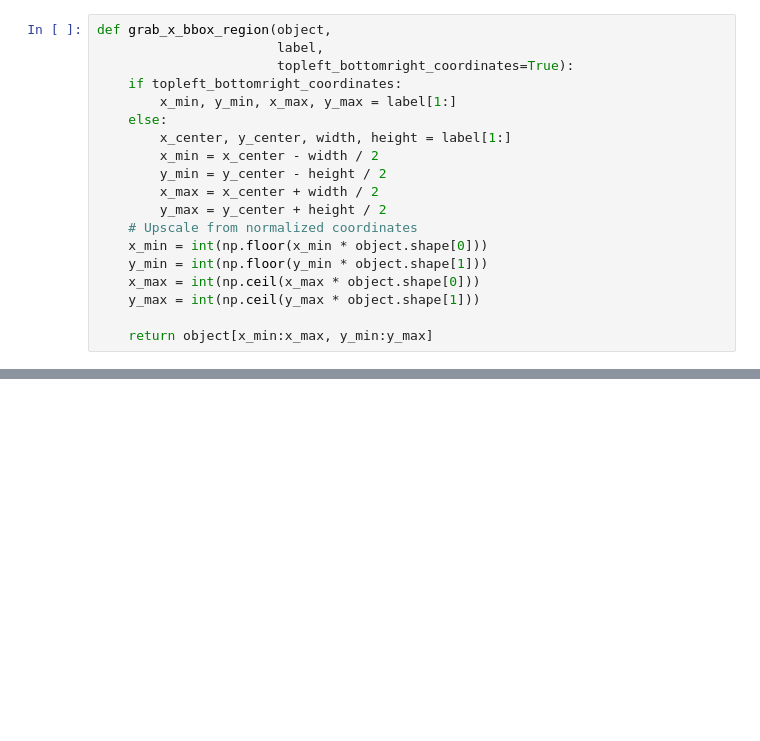
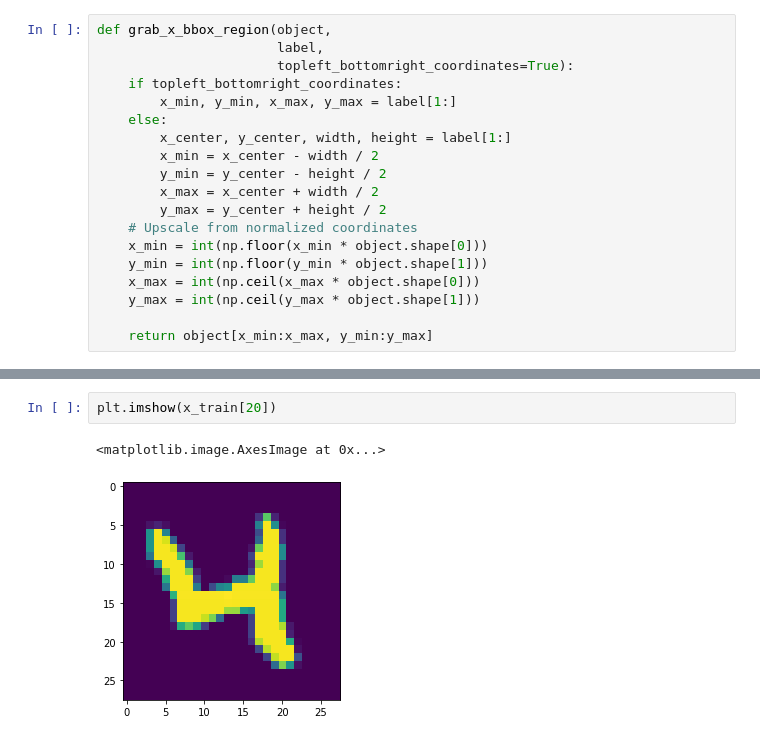
Before and after one commit to Matthew-Weisberg/MNIST_ObjectDetection_Dataset, a Jupyter notebook: MNIST Object Localization.ipynb, the cells around one changed output, grey strips where cells are left out. Drawn from its saved outputs; the diff is of its cells as text; blank space fills up the shorter version.

```diff
--- a/MNIST Object Localization.ipynb
+++ b/MNIST Object Localization.ipynb
@@ -242,0 +280,5 @@ plot_image_from_grayscale(image)
+# %%
+plt.imshow(x_train[20])
+# %% [output]
+<matplotlib.image.AxesImage at 0x...>
+[figure, added]
```
Also changed, not shown: parts of 11 cells of this notebook.
